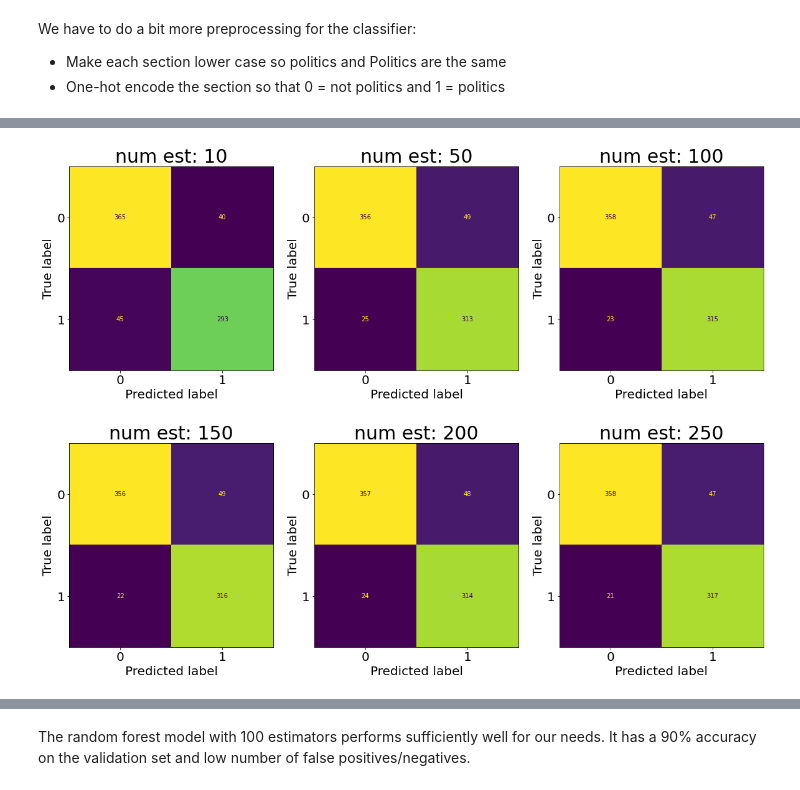
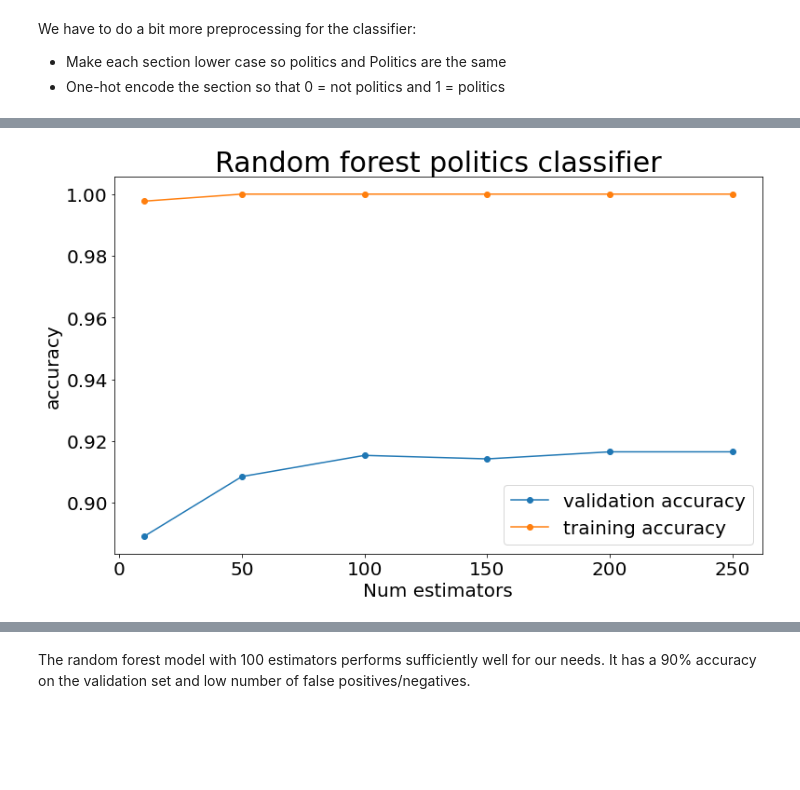
Before and after one commit to gitabaz/Erdos_project, a Jupyter notebook: notebooks/2018_election.ipynb, the cells around one changed output, grey strips where cells are left out. Cells and saved outputs as stored; diff of their text form; code cells hidden in the pictures; blank space fills up the shorter version.

```diff
--- a/notebooks/2018_election.ipynb
+++ b/notebooks/2018_election.ipynb
@@ -620,12 +606,16 @@ plt.legend(fontsize=20)
-# %%
-fig, axs = plt.subplots(2,3, figsize=(20, 15))
-
-for i, n in enumerate(n_ests):
-    r = i // 3
-    c = i % 3
-
-    axs[r, c].set_title("num est: %d" % n)
-    #axs[r, c].imshow(cm[i])
-    ConfusionMatrixDisplay(confusion_matrix=cm[i]).plot(ax=axs[r,c], colorbar=False)
-# %% [output]
-[figure, removed]
+# %%
+plt.figure(figsize=(11,7))
+
+plt.title("Random forest politics classifier")
+plt.xlabel("Num estimators")
+plt.ylabel("accuracy")
+
+plt.plot(n_ests, val_accs, marker="o", label="validation accuracy")
+plt.plot(n_ests, train_accs, marker="o", label="training accuracy")
+
+plt.legend(fontsize=20)
+
+plt.tight_layout()
+#plt.savefig("figures/RFC_accuracy.png", facecolor='w')
+# %% [output]
+[figure, added]
```
Also changed, not shown: parts of 15 cells of this notebook.
